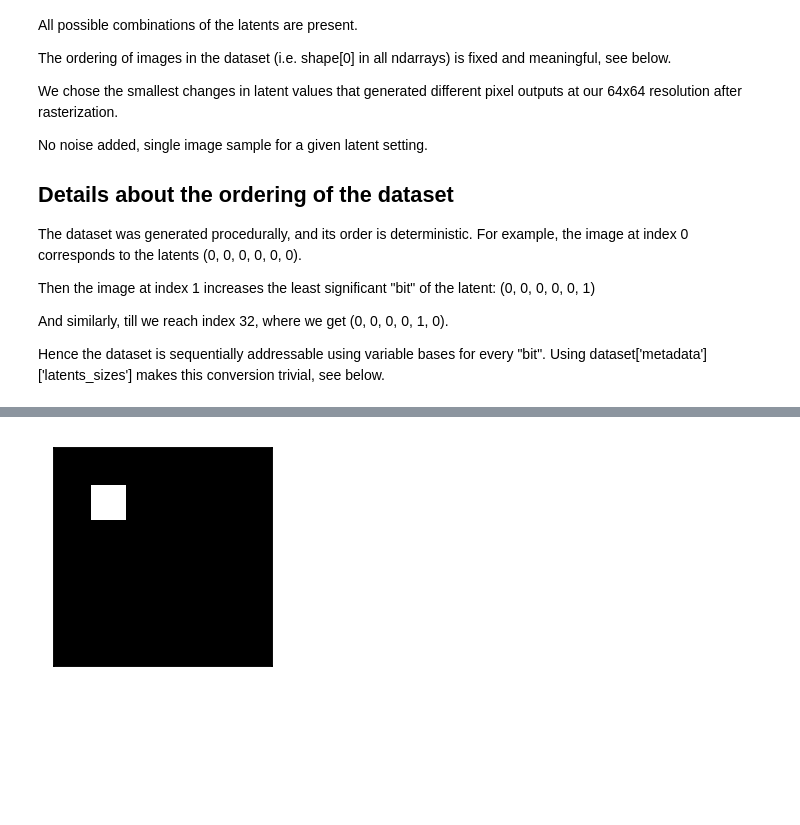
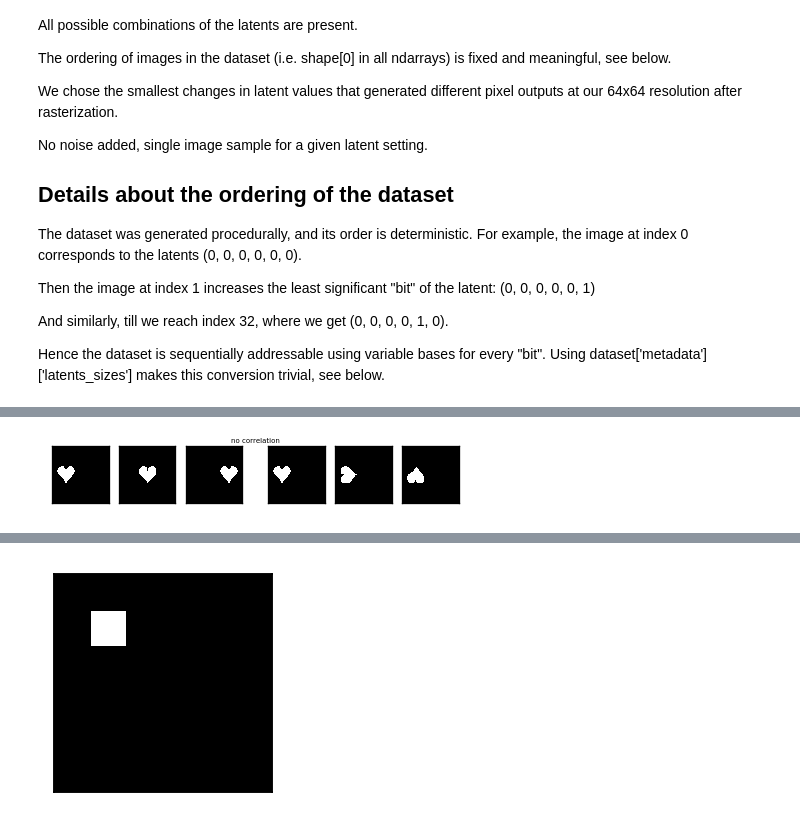
Before and after one commit to tik0/dsprites-dataset, a Jupyter notebook: dsprites_reloading_example.ipynb, the cells around one changed output, grey strips where cells are left out. Saved outputs shown, nothing was run; the diff lists cells and outputs as text; code cells hidden in the pictures; blank space fills up the shorter version.

Commit message:
Add final picture of correlation
Signed-off-by: Timo Korthals <tkorthals@cit-ec.uni-bielefeld.de>

```diff
--- a/dsprites_reloading_example.ipynb
+++ b/dsprites_reloading_example.ipynb
@@ -270,2 +416,66 @@ plot_img_list_23(img_list, "partial obs. in x & y", "x", "y")
+# %%
+
+from mpl_toolkits.axes_grid1 import Divider, Size
+from mpl_toolkits.axes_grid1.mpl_axes import Axes
+
+
+widths = [1, 1, 1, 0.1, 1, 1, 1]
+heights = [1]
+gs_kw = dict(width_ratios=widths, height_ratios=heights)
+
+factor = 1.5
+#fig3 = plt.figure(constrained_layout=True, figsize=(factor * 7,factor * 1), dpi=50)
+f, axs = plt.subplots(1,7,figsize=(factor * 7,factor * 1), dpi=50, sharey=True, sharex=True,  gridspec_kw = gs_kw)
+def plot_img_list_y6(img_list, title, y = 0, ylabel = ""):
+    # Show images
+    for img, ax in zip(img_list[:3], axs[:3]):
+        ax.imshow(img, interpolation='nearest', cmap='Greys_r', aspect="equal")
+        ax.grid(False)
+        ax.set_xticks([])
+        ax.set_yticks([])
+        #ax.axis('off')
+    for img, ax in zip(img_list[3:], axs[4:]):
+        ax.imshow(img, interpolation='nearest', cmap='Greys_r', aspect="equal")
+        ax.grid(False)
+        ax.set_xticks([])
+        ax.set_yticks([])
+        #ax.axis('off')
+    ax = axs[3]
+    #ax.imshow(0 * np.ones((64,64,3), dtype=np.int8), interpolation='nearest', aspect=10.1)
+    #ax.plot([0, 1, 2])
+
+    #ax.set_aspect('auto', 'datalim')
+    ax.set_aspect('auto')
+
+    #h = [Size.Fixed(10.0), Size.Fixed(1.0)]
+    #v = [Size.Fixed(10.0), Size.Fixed(1.0)]
+    #divider = Divider(ax, (0.0, 0.0, 1., 1.), h, v, aspect=True)
+    #ax = Axes(f, divider.get_position())
+    #ax.set_axes_locator(divider.new_locator(nx=1, ny=1))
+    #ax.set_xlim([-2,2])
+    #ax.bbox
+    ax.grid(False)
+    ax.set_xticks([])
+    ax.set_yticks([])
+    ax.axis('off')
+    #ax.axvline()
+    #ax.set_aspect('equal')
+    ax.set_title(title, fontsize=10)
+    axs[0].set_ylabel(ylabel, fontsize=10)
+
+img_list = []
+img_list.append(get_image(color=0, shape=2, scale=5, orientation=0, posX=0, posY=16))
+img_list.append(get_image(color=0, shape=2, scale=5, orientation=0, posX=16, posY=16))
+img_list.append(get_image(color=0, shape=2, scale=5, orientation=0, posX=31, posY=16))
+img_list.append(get_image(color=0, shape=2, scale=5, orientation=0, posX=0, posY=16))
+img_list.append(get_image(color=0, shape=2, scale=5, orientation=10, posX=0, posY=16))
+img_list.append(get_image(color=0, shape=2, scale=5, orientation=19, posX=0, posY=16))
+plot_img_list_y6(img_list, 'no correlation', y=0)
+
+#plt.tight_layout()
+#plt.savefig("test2.svg", dpi='figure', transparent=True, papertype='a4')
+plt.show()
+# %% [output]
+[figure, added]
 # %%
 factor = 1.5
```
Also changed, not shown: parts of 13 cells of this notebook, 1 other file.
